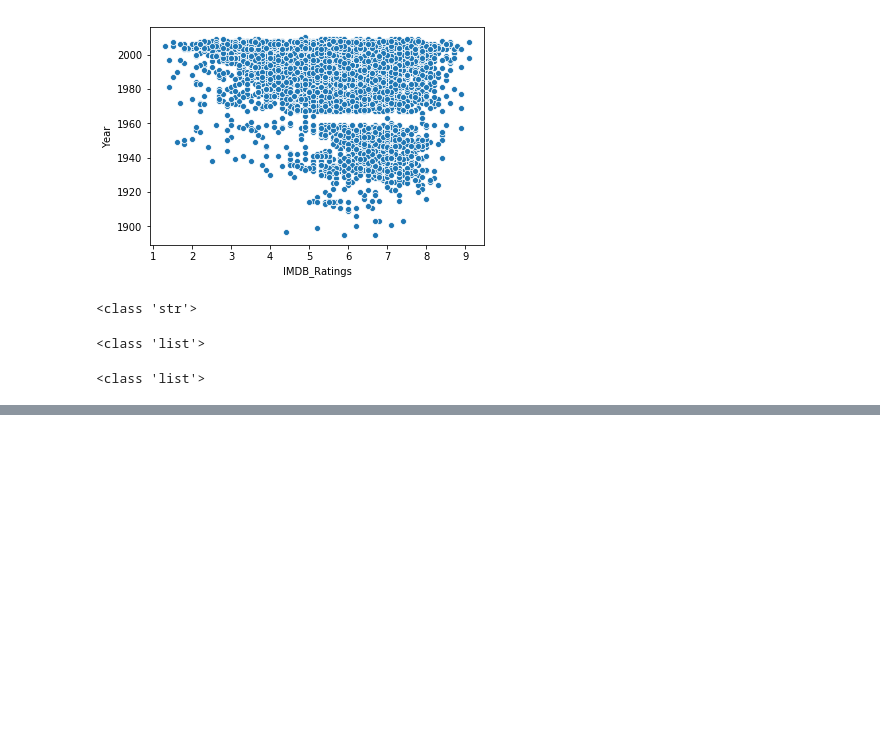
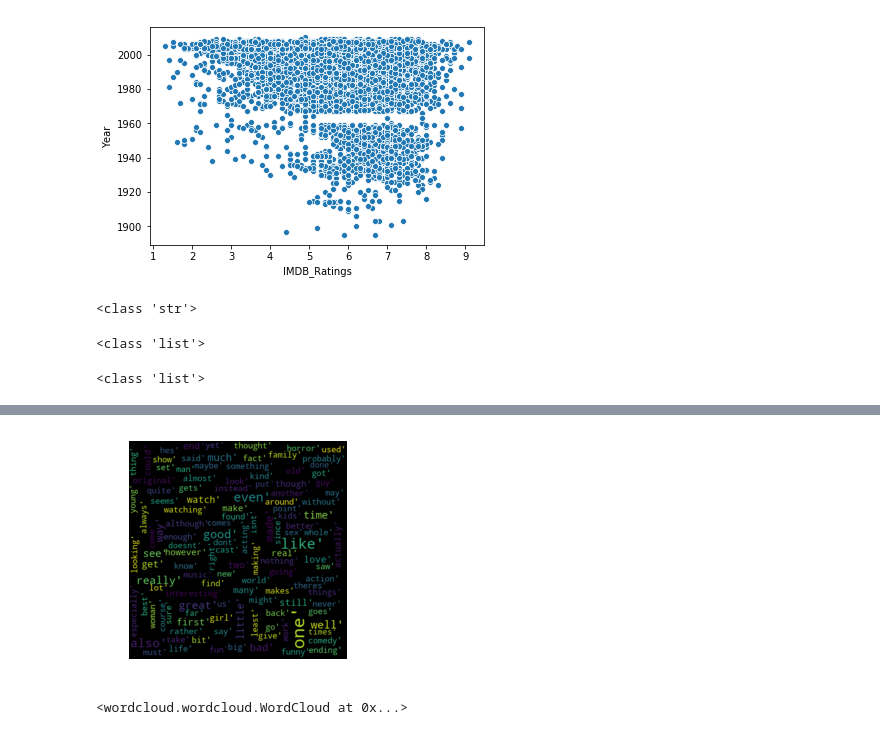
Before and after one commit to hpolowczyk/charlies_angels, a Jupyter notebook: Data Analysis & Exploration/Data Analysis.ipynb, the cells around one changed output, grey strips where cells are left out. Saved outputs shown, nothing was run; the diff lists cells and outputs as text; code cells hidden in the pictures; blank space fills up the shorter version.

Commit message:
Updated Data Analysis
Fixing Stop Words for Cloud

```diff
--- a/Data Analysis & Exploration/Data Analysis.ipynb
+++ b/Data Analysis & Exploration/Data Analysis.ipynb
@@ -184,0 +205,17 @@ plt.savefig('Negative_Word_Count.png')
+# %%
+stopwords = ['movie','movies' , 'film', 'films', 'scenes', 'actors', 'actor', ' acting', 'role', 'script', 'story', 'director', 'scene', 'plot', 'character', 'characters', 'plays', 'played', 'play', 'audience', 'would', 'think', 'thats', 'people', 'performance', 'part']
+
+words = negative_text_split
+
+output = []
+
+
+# words = negative_text
+for word in list(words):  # iterating on a copy since removing will mess things up
+    if word.replace("'", "").replace(",", "") not in stopwords:
+        output.append(word)
+
+#words = [word for i in words if i not in stopwords]
+
+
+output
@@ -184,0 +240,24 @@ plt.savefig('Negative_Word_Count.png')
+# %%
+# # Function to convert
+# def listToString(s):
+#     # initialize an empty string
+#     str1 = " "
+#     # return string
+#     return (str1.join(s))
+# # Driver code
+# s = words
+# print(listToString(s))
+
+makeitastring = ''.join(map(str, output))
+# %%
+# WordCloud for Positive Reviews
+wordcloud = WordCloud(width=500, height=500, max_font_size=40, min_font_size=15).generate(makeitastring)
+plt.figure()
+plt.imshow(wordcloud, interpolation="bilinear")
+plt.axis("off")
+plt.margins(x=0, y=0)
+plt.show()
+wordcloud.to_file("Negative_Reviews_New.png")
+# %% [output]
+[figure, added]
+<wordcloud.wordcloud.WordCloud at 0x...>
```
Also changed, not shown: parts of 11 cells of this notebook.
